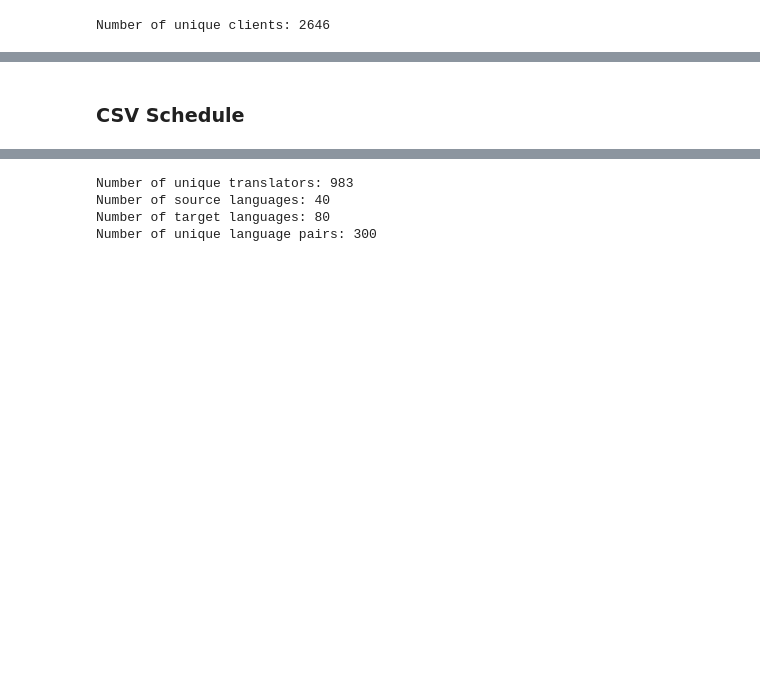
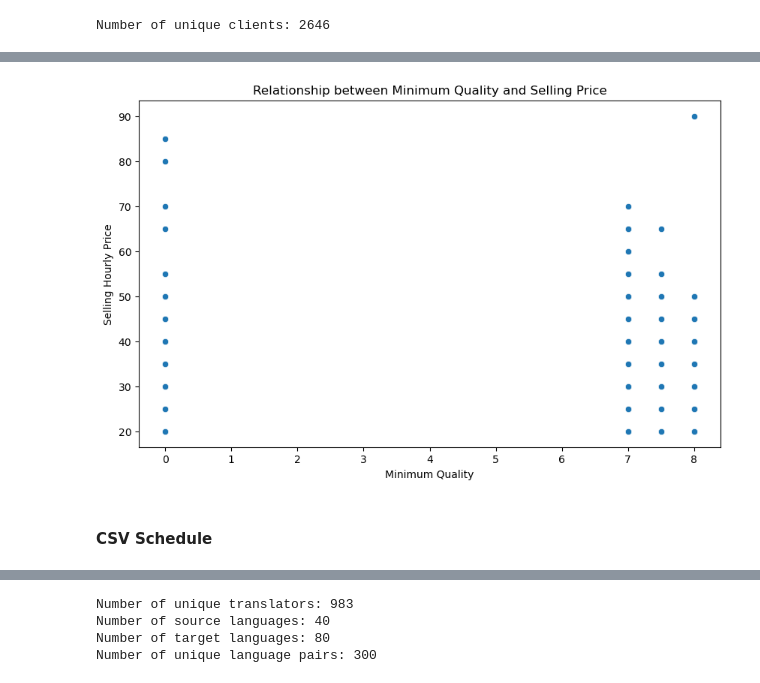
Before and after one commit to dmxocean/synthesisOne, a Jupyter notebook: notebooks/data_analysis.ipynb, the cells around one changed output, grey strips where cells are left out. Saved outputs shown, nothing was run; the diff lists cells and outputs as text; code cells hidden in the pictures; blank space fills up the shorter version.

```diff
--- a/notebooks/data_analysis.ipynb
+++ b/notebooks/data_analysis.ipynb
@@ -318,5 +346,15 @@ Number of unique clients: 2646
+# %%
+# Analyze relationship - Selling price & Minimum quality
+plt.figure(figsize=(10, 6))
+sns.scatterplot(x="MIN_QUALITY", y="SELLING_HOURLY_PRICE", data=clients_df)
+plt.title("Relationship between Minimum Quality and Selling Price")
+plt.xlabel("Minimum Quality")
+plt.ylabel("Selling Hourly Price")
+plt.show()
+# %% [output]
+[figure, added]
 # %% [markdown]
-### CSV Schedule
+#### CSV Schedule
 # %%
 # Parse dates
 if schedules_df["START"].dtype == "object":
```
Also changed, not shown: parts of 19 cells of this notebook, 1 other file.
